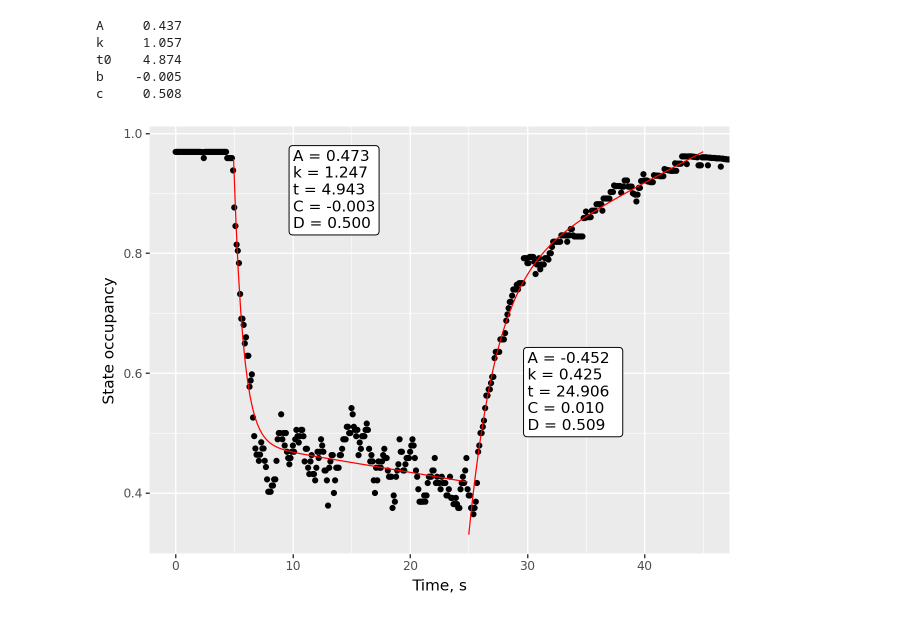
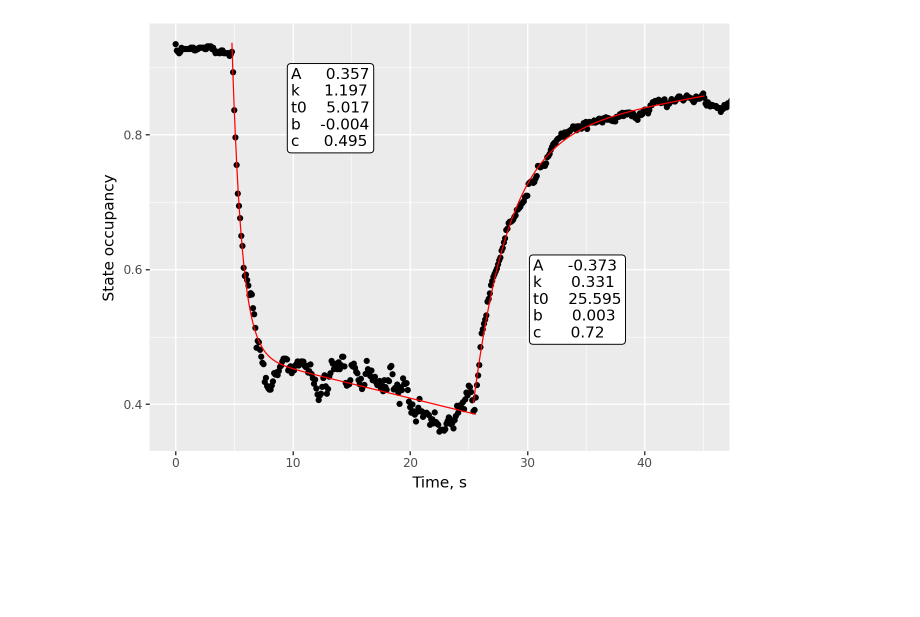
Before and after one commit to ximeg/stopped-flow-kinetic-analysis, a Jupyter notebook: scripts/sandbox.ipynb, the cells around one changed output. Saved outputs shown, nothing was run; the diff lists cells and outputs as text; code cells hidden in the pictures; blank space fills up the shorter version.

```diff
--- a/scripts/sandbox.ipynb
+++ b/scripts/sandbox.ipynb
@@ -7,13 +7,3 @@ ar = np.genfromtxt('../data/A/combined_traces/10uM_idl.csv', delimiter=',')
 from sfkinetics import PopData
 
 popdata = PopData(ar)
-# %%
-d = dict(A = 0.437, k=1.057, t0=4.874, b=-0.005, c=0.508)
-s = pd.Series(d)
-print(str(s).rstrip("ndtype: float64"))
-# %% [output]
-A     0.437
-k     1.057
-t0    4.874
-b    -0.005
-c     0.508
@@ -120,8 +139,8 @@ class TransitionFitting:
             plot += layer
         return plot + coord_cartesian(xlim=(0, self.t3))
 # %%
-popdata = PopData(ar[np.random.choice(ar.shape[0], 100, replace=True)])
-tf = TransitionFitting(popdata, t1=5, t2=25, t3=45)
+popdata = PopData(ar[np.random.choice(ar.shape[0], 500, replace=True)])
+tf = TransitionFitting(popdata, t1=4.85, t2=25.5, t3=45, time_margin=.1)
 tf.ggplot()
 # %% [output]
-[figure, old version]
+[figure, new version]
```
Also changed, not shown: parts of 4 cells of this notebook.
